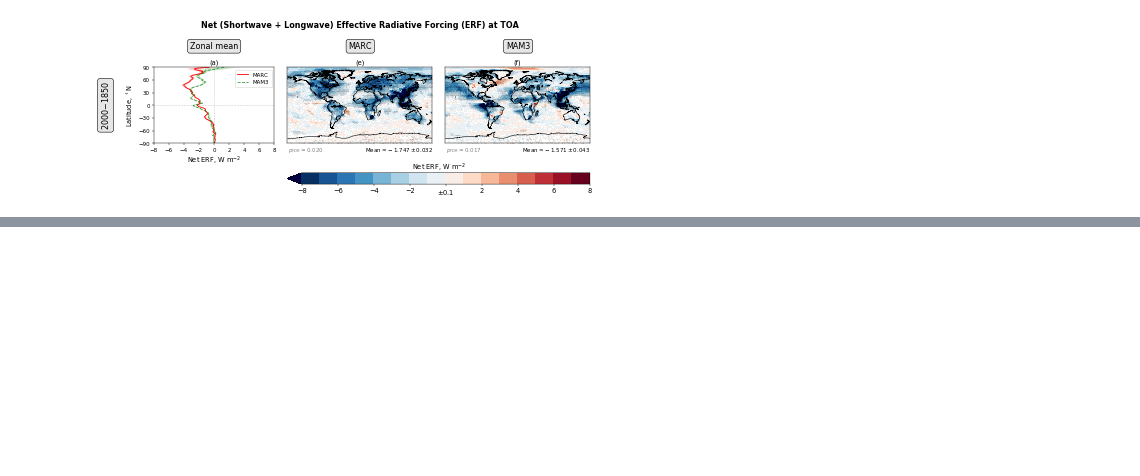
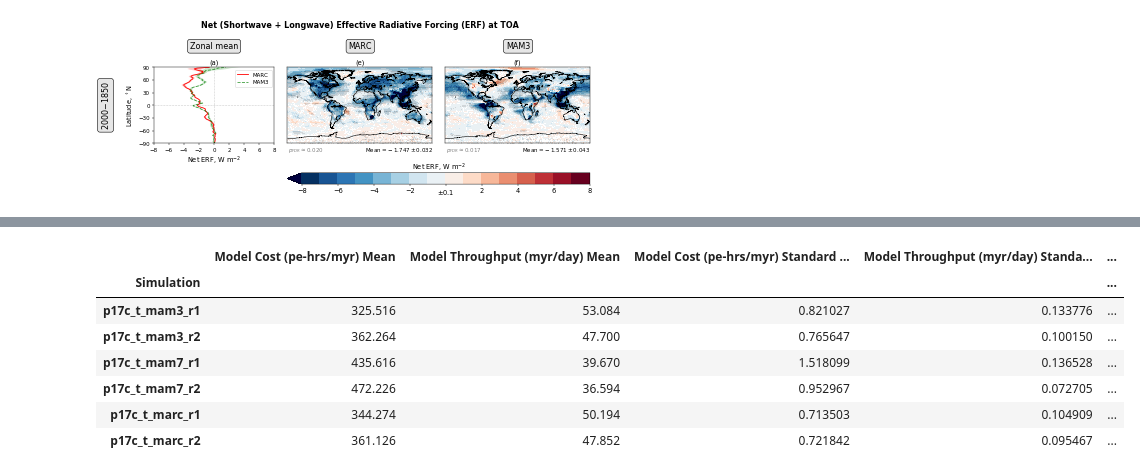
Before and after one commit to grandey/p17c-marc-comparison, a Jupyter notebook: analysis_prelim/analysis_prelim_p17c.ipynb, the cells around one changed output, grey strips where cells are left out. Drawn from its saved outputs; the diff is of its cells as text; code cells hidden in the pictures; blank space fills up the shorter version.

```diff
--- a/analysis_prelim/analysis_prelim_p17c.ipynb
+++ b/analysis_prelim/analysis_prelim_p17c.ipynb
@@ -1440,0 +1478,19 @@ Written local/cFNTOA_zonal_means_maps_diff.pdf
+# %%
+# Calculate means, standard errors, and cost relative to p17c_t_mam3_r1
+mean_df = timing_df.groupby('Simulation').mean()
+se_df = timing_df.groupby('Simulation').std(ddof=1) / np.sqrt(5)
+rel_series = (mean_df['Model Cost (pe-hrs/myr)'] / mean_df['Model Cost (pe-hrs/myr)']['p17c_t_mam3_r1']
+              * 100) - 100
+rel_series.name = 'Model Cost Relative to p17c_t_mam3_r1 (%)'
+mean_se_df = mean_df.join(se_df, how='outer', lsuffix=' Mean', rsuffix=' Standard Error')
+mean_se_rel_df = mean_se_df.join(rel_series)
+mean_se_rel_df
+# %% [output]
+|  | Model Cost (pe-hrs/myr) Mean | Model Throughput (myr/day) Mean | Model Cost (pe-hrs/myr) Standard ... | Model Throughput (myr/day) Standa... | ... |
+| Simulation |  |  |  |  | ... |
+| p17c_t_mam3_r1 | 325.516 | 53.084 | 0.821027 | 0.133776 | ... |
+| p17c_t_mam3_r2 | 362.264 | 47.700 | 0.765647 | 0.100150 | ... |
+| p17c_t_mam7_r1 | 435.616 | 39.670 | 1.518099 | 0.136528 | ... |
+| p17c_t_mam7_r2 | 472.226 | 36.594 | 0.952967 | 0.072705 | ... |
+| p17c_t_marc_r1 | 344.274 | 50.194 | 0.713503 | 0.104909 | ... |
+| p17c_t_marc_r2 | 361.126 | 47.852 | 0.721842 | 0.095467 | ... |
```
Also changed, not shown: parts of 5 cells of this notebook, 2 other files.
